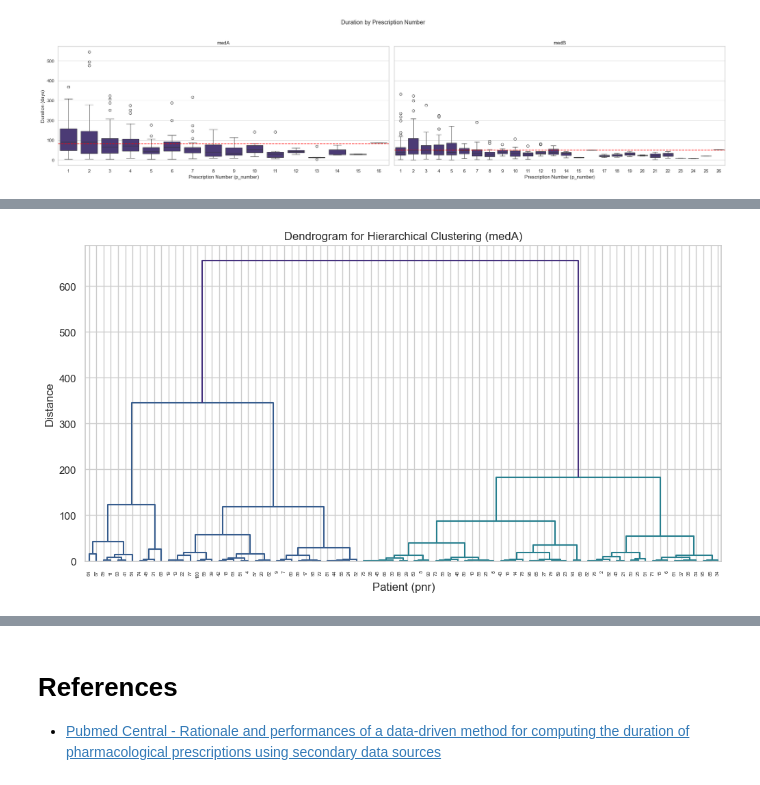
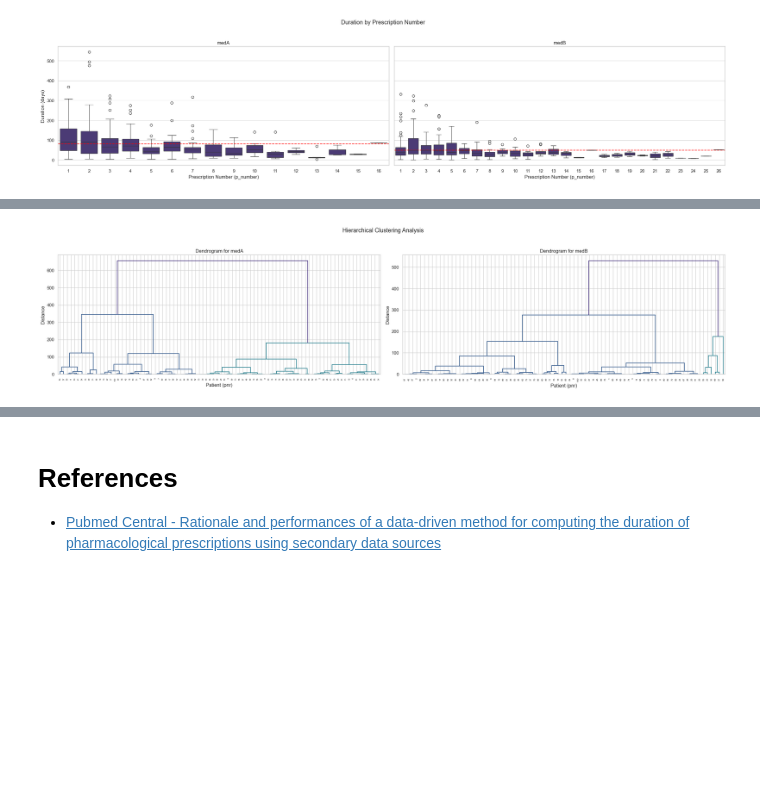
Before and after one commit to 0-BSCode/CS-3203, a Jupyter notebook: assignment-2-clustering/code.ipynb, the cells around one changed output, grey strips where cells are left out. Drawn from its saved outputs; the diff is of its cells as text; code cells hidden in the pictures; blank space fills up the shorter version.

Commit message:
Documentation for clustering methods

```diff
--- a/assignment-2-clustering/code.ipynb
+++ b/assignment-2-clustering/code.ipynb
@@ -324,48 +654,56 @@ This function performs a hierarchical clustering analysis on prescription data f
    - The function prints the distribution of patients across the clusters.
    - Finally, it returns the filtered data with the cluster labels added.
 # %%
-def hierarchical_clustering_analysis(data, drug_name):
-    # Filter data for specific drug
-    filtered_data = data[data['ATC'] == drug_name].copy()
+def hierarchical_clustering_analysis(data, drug_names):
+    num_drugs = len(drug_names)
 
-    # Calculate previous prescription date and event interval
-    filtered_data['prev_eksd'] = filtered_data.groupby('pnr')['eksd'].shift(1)
-    filtered_data['event.interval'] = (filtered_data['eksd'] - filtered_data['prev_eksd']).dt.days
+    # Create subplots - adjust rows and columns as needed
+    fig, axes = plt.subplots(1, num_drugs, figsize=(12 * num_drugs, 6)) #Adjusted to one row and several columns
+    fig.suptitle("Hierarchical Clustering Analysis")  # Overall title
 
-    # Drop rows with NA in 'prev_eksd' and 'event.interval'
-    filtered_data = filtered_data.dropna(subset=['prev_eksd', 'event.interval'])
+    for i, drug_name in enumerate(drug_names):
+        # Filter data for specific drug
+        filtered_data = data[data['ATC'] == drug_name].copy()
 
-    # Compute average event interval per patient
-    avg_interval = filtered_data.groupby('pnr')['event.interval'].mean().dropna()
-    X = avg_interval.values.reshape(-1, 1)
+        # Calculate previous prescription date and event interval
+        filtered_data['prev_eksd'] = filtered_data.groupby('pnr')['eksd'].shift(1)
+        filtered_data['event.interval'] = (filtered_data['eksd'] - filtered_data['prev_eksd']).dt.days
 
-    # Perform hierarchical clustering using Ward's method
-    linked = linkage(X, method='ward')
+        # Drop rows with NA in 'prev_eksd' and 'event.interval'
+        filtered_data = filtered_data.dropna(subset=['prev_eksd', 'event.interval'])
 
-    # Plot dendrogram, labeling by patient IDs
-    plt.figure(figsize=(12, 6))
-    dendrogram(linked, orientation='top', distance_sort='descending',
-               show_leaf_counts=True, labels=avg_interval.index)
-    plt.title(f"Dendrogram for Hierarchical Clustering ({drug_name})")
-    plt.xlabel("Patient (pnr)")
-    plt.ylabel("Distance")
+        # Compute average event interval per patient
+        avg_interval = filtered_data.groupby('pnr')['event.interval'].mean().dropna()
+        X = avg_interval.values.reshape(-1, 1)
+
+        # Perform hierarchical clustering using Ward's method
+        linked = linkage(X, method='ward')
+
+        # Plot dendrogram, labeling by patient IDs
+        ax = axes[i] if num_drugs > 1 else axes  # Handle single drug case
+        dendrogram(linked, orientation='top', distance_sort='descending',
+                   show_leaf_counts=True, labels=avg_interval.index, ax=ax)  # Pass axes
+        ax.set_title(f"Dendrogram for {drug_name}")
+        ax.set_xlabel("Patient (pnr)")
+        ax.set_ylabel("Distance")
+
+        # Determine clusters using a distance threshold (adjust 't' as needed)
+        clusters = fcluster(linked, t=5, criterion='distance')
+
+        # Create a DataFrame mapping patient IDs to their cluster labels
+        clusters_df = pd.DataFrame({'pnr': avg_interval.index, 'cluster': clusters})
+
+        # Merge cluster labels back into the original data
+        filtered_data = filtered_data.merge(clusters_df, on='pnr', how='left')
+
+        # Print cluster distribution
+        print(f"Cluster Distribution for {drug_name}:")
+        print(filtered_data['cluster'].value_counts())
+
+    plt.tight_layout(rect=[0, 0.03, 1, 0.95])  # Adjust layout
     plt.show()
-
-    # Determine clusters using a distance threshold (adjust 't' as needed)
-    clusters = fcluster(linked, t=5, criterion='distance')
-
-    # Create a DataFrame mapping patient IDs to their cluster labels
-    clusters_df = pd.DataFrame({'pnr': avg_interval.index, 'cluster': clusters})
-
-    # Merge cluster labels back into the original data
-    filtered_data = filtered_data.merge(clusters_df, on='pnr', how='left')
-
-    # Print cluster distribution
-    print("Cluster Distribution:")
-    print(filtered_data['cluster'].value_counts())
 
     return filtered_data
 
-hierarchical_clustering_analysis(df, "medA")
-hierarchical_clustering_analysis(df, "medB")
+hierarchical_clustering_analysis(df, ["medA", "medB"])
 # %% [output]
@@ -372 +727 @@ hierarchical_clustering_analysis(df, "medB")
-[figure, old version]
+[figure, new version]
```
Also changed, not shown: parts of 7 cells of this notebook.
